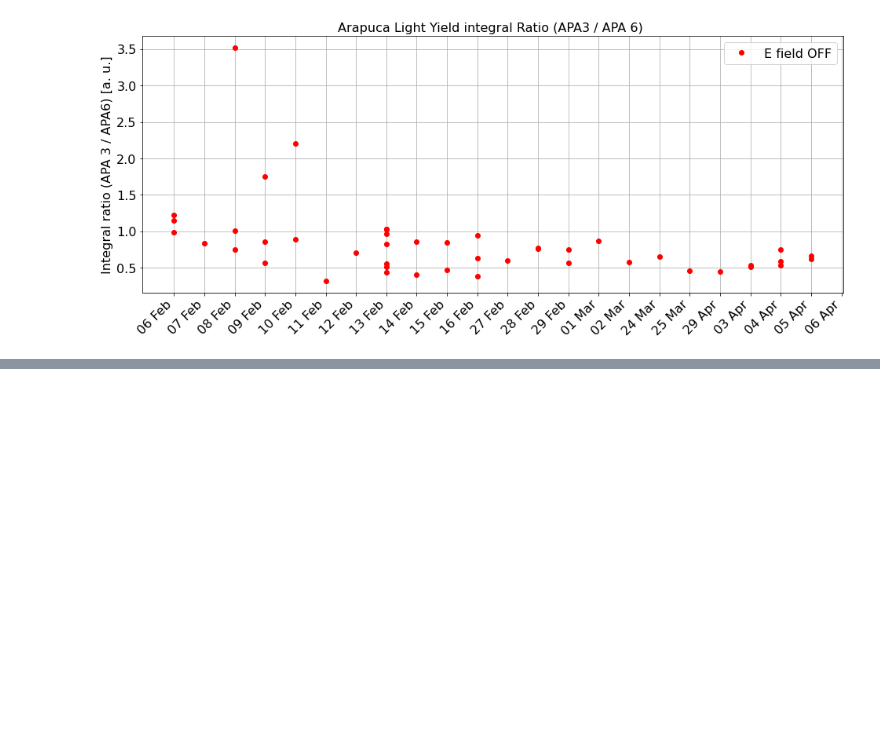
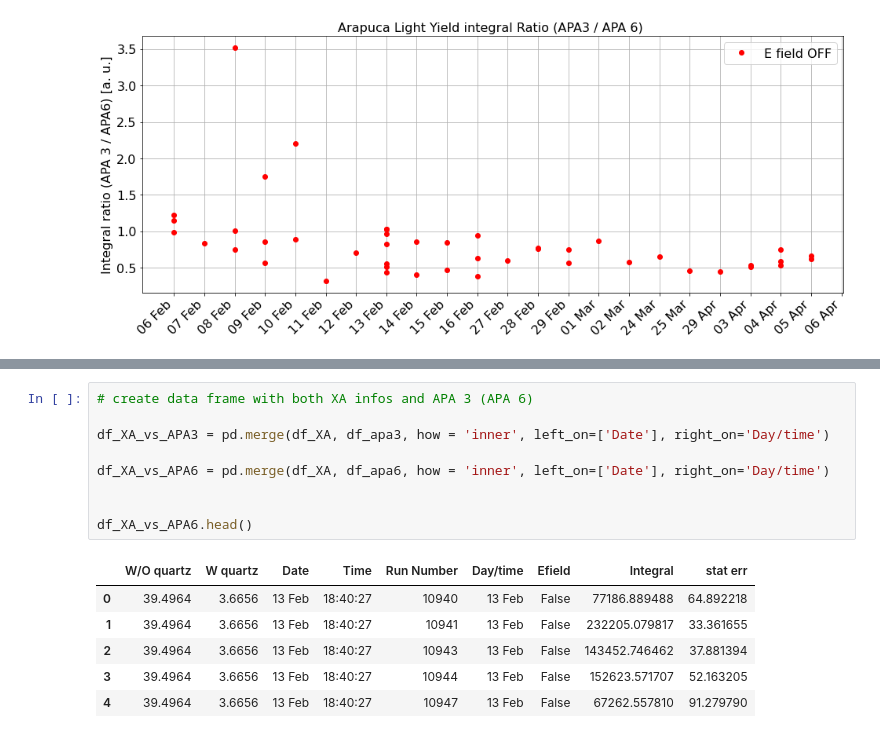
Before and after one commit to stbordoni/Arapuca, a Jupyter notebook: doIntegralPlots.ipynb, the cells around one changed output, grey strips where cells are left out. Saved outputs shown, nothing was run; the diff lists cells and outputs as text; blank space fills up the shorter version.

```diff
--- a/doIntegralPlots.ipynb
+++ b/doIntegralPlots.ipynb
@@ -257,0 +274,16 @@ plt.show()
+# %%
+# create data frame with both XA infos and APA 3 (APA 6)
+
+df_XA_vs_APA3 = pd.merge(df_XA, df_apa3, how = 'inner', left_on=['Date'], right_on='Day/time')
+
+df_XA_vs_APA6 = pd.merge(df_XA, df_apa6, how = 'inner', left_on=['Date'], right_on='Day/time')
+
+
+df_XA_vs_APA6.head()
+# %% [output]
+|  | W/O quartz | W quartz | Date | Time | Run Number | Day/time | Efield | Integral | stat err |
+| 0 | 39.4964 | 3.6656 | 13 Feb | 18:40:27 | 10940 | 13 Feb | False | 77186.889488 | 64.892218 |
+| 1 | 39.4964 | 3.6656 | 13 Feb | 18:40:27 | 10941 | 13 Feb | False | 232205.079817 | 33.361655 |
+| 2 | 39.4964 | 3.6656 | 13 Feb | 18:40:27 | 10943 | 13 Feb | False | 143452.746462 | 37.881394 |
+| 3 | 39.4964 | 3.6656 | 13 Feb | 18:40:27 | 10944 | 13 Feb | False | 152623.571707 | 52.163205 |
+| 4 | 39.4964 | 3.6656 | 13 Feb | 18:40:27 | 10947 | 13 Feb | False | 67262.557810 | 91.279790 |
```
Also changed, not shown: parts of 3 cells of this notebook.
